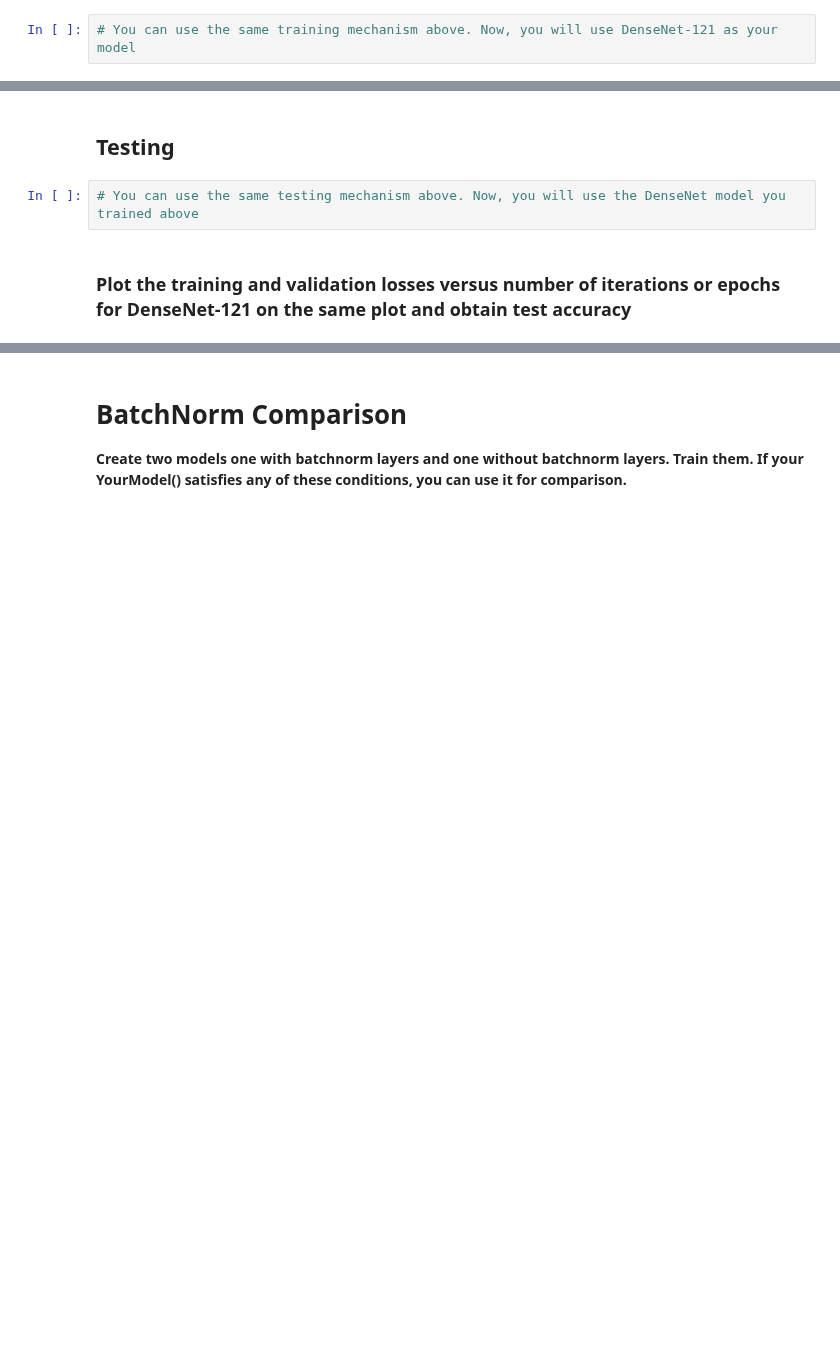
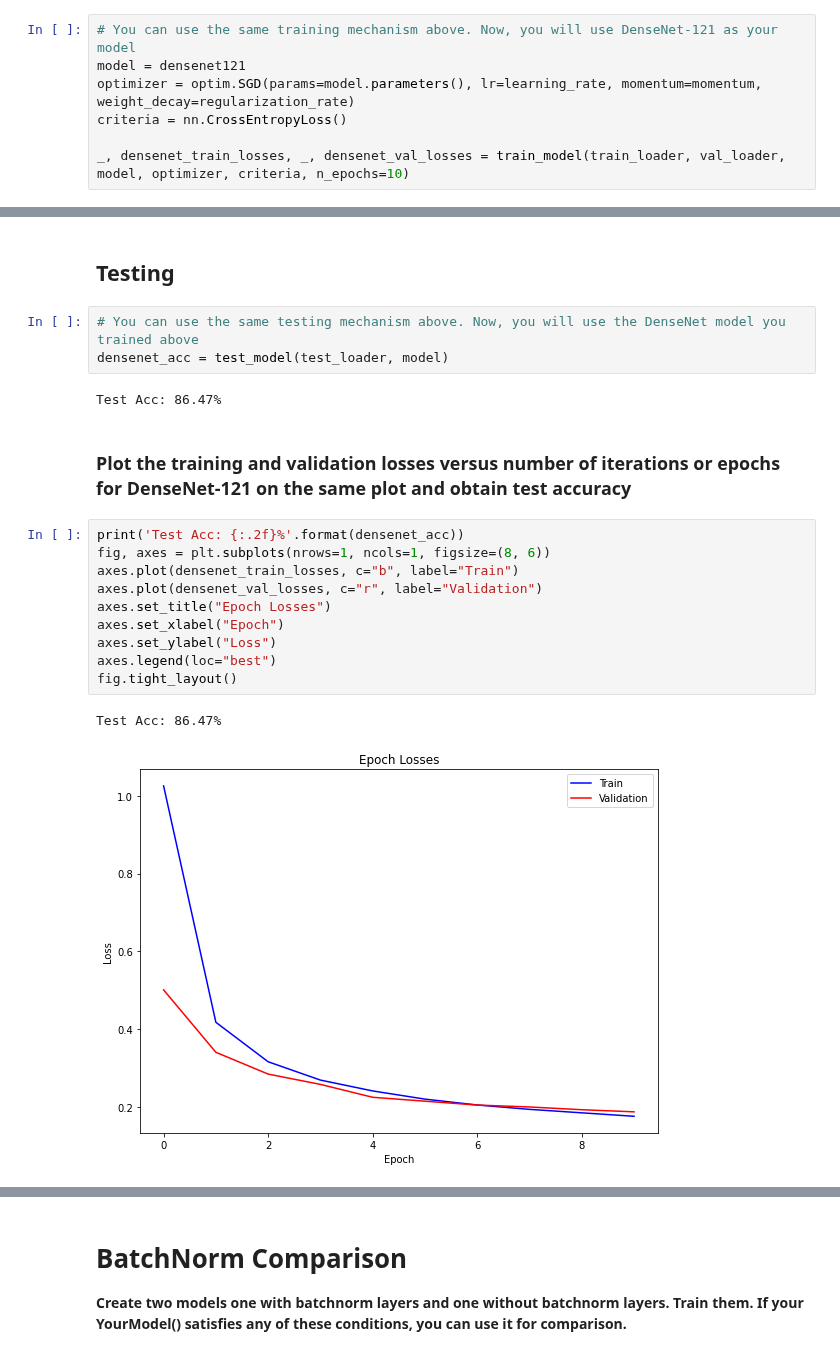
Before and after one commit to batuhanfaik/itu-cmpe, a Jupyter notebook: hw2/PyTorch.ipynb, the cells around one changed output, grey strips where cells are left out. Drawn from its saved outputs; the diff is of its cells as text; blank space fills up the shorter version.

```diff
--- a/hw2/PyTorch.ipynb
+++ b/hw2/PyTorch.ipynb
@@ -189,3 +467,8 @@ Avoid overfitting and underfitting as much as possible. **Try to get highest val
 Avoid overfitting and underfitting as much as possible. **Try to get highest validation and test accuracy (at least 65%)**
 # %%
 # You can use the same training mechanism above. Now, you will use DenseNet-121 as your model
+model = densenet121
+optimizer = optim.SGD(params=model.parameters(), lr=learning_rate, momentum=momentum, weight_decay=regularization_rate)
+criteria = nn.CrossEntropyLoss()
+
+_, densenet_train_losses, _, densenet_val_losses = train_model(train_loader, val_loader, model, optimizer, criteria, n_epochs=10)
@@ -193,5 +494,21 @@ Avoid overfitting and underfitting as much as possible. **Try to get highest val
 ## Testing
 # %%
 # You can use the same testing mechanism above. Now, you will use the DenseNet model you trained above
+densenet_acc = test_model(test_loader, model)
+# %% [output]
+Test Acc: 86.47%
 # %% [markdown]
 ### Plot the training and validation losses versus number of iterations or epochs for DenseNet-121 on the same plot and obtain test accuracy
+# %%
+print('Test Acc: {:.2f}%'.format(densenet_acc))
+fig, axes = plt.subplots(nrows=1, ncols=1, figsize=(8, 6))
+axes.plot(densenet_train_losses, c="b", label="Train")
+axes.plot(densenet_val_losses, c="r", label="Validation")
+axes.set_title("Epoch Losses")
+axes.set_xlabel("Epoch")
+axes.set_ylabel("Loss")
+axes.legend(loc="best")
+fig.tight_layout()
+# %% [output]
+Test Acc: 86.47%
+[figure, added]
```
Also changed, not shown: parts of 43 cells of this notebook.
